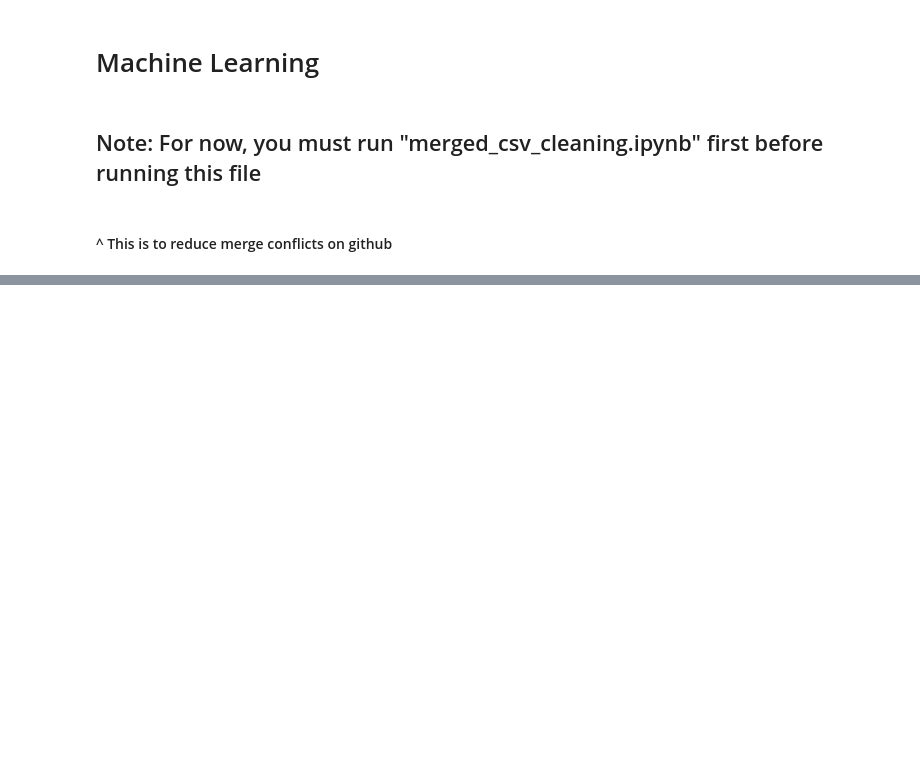
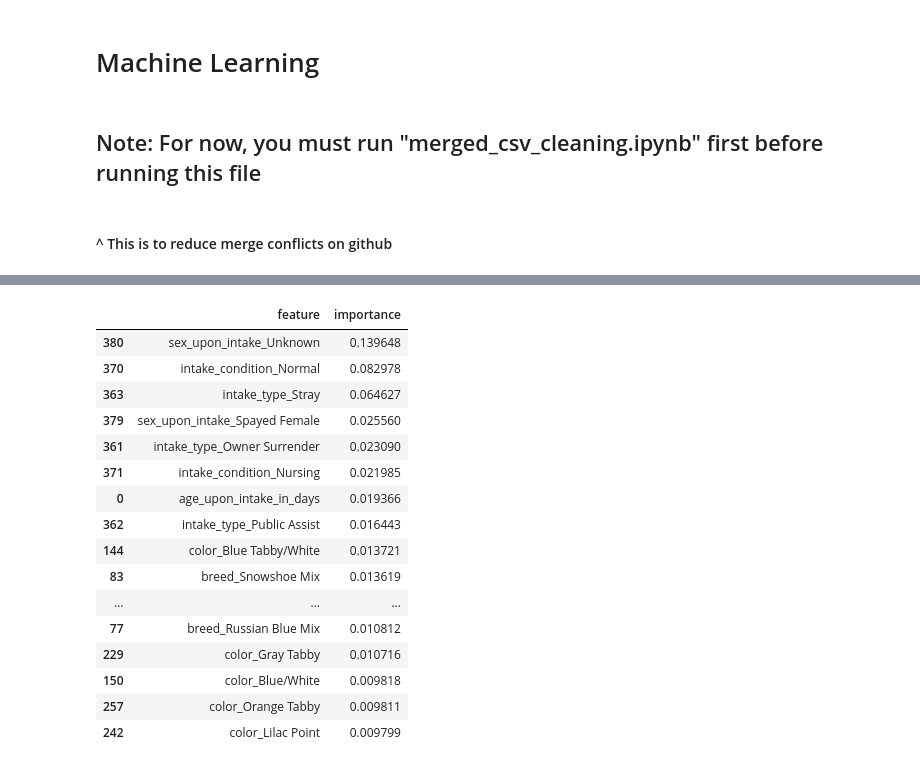
Before and after one commit to ilaha/Austin_AniML_Rescue, a Jupyter notebook: Machine_Learning.ipynb, the cells around one changed output, grey strips where cells are left out. Saved outputs shown, nothing was run; the diff lists cells and outputs as text; code cells hidden in the pictures; blank space fills up the shorter version.

```diff
--- a/Machine_Learning.ipynb
+++ b/Machine_Learning.ipynb
@@ -413,10 +21,0 @@ feature_importances_df.head(20)
-# %%
-# Creating StandardScaler instance
-scaler = StandardScaler()
-
-# Fitting Standard Scaller
-X_scaler = scaler.fit(X_train)
-
-# Scaling data
-X_train_scaled = X_scaler.transform(X_train)
-X_test_scaled = X_scaler.transform(X_test)
@@ -424,0 +34,4 @@ X_test_scaled = X_scaler.transform(X_test)
+# %%
+# Import the cats and dogs CSV
+ml_cats_df = pd.read_csv('Resources/ml_cats.csv', index_col=False)
+ml_dogs_df = pd.read_csv('Resources/ml_dogs.csv', index_col=False)
@@ -424,0 +164,26 @@ X_test_scaled = X_scaler.transform(X_test)
+# %%
+# check important features
+XGCat_feature_importances_df = pd.DataFrame(
+    {"feature": list(X.columns), "importance": xgb_cats_model.feature_importances_}
+).sort_values("importance", ascending=False)
+
+# Display
+XGCat_feature_importances_df.head(20)
+# %% [output]
+|  | feature | importance |
+| 380 | sex_upon_intake_Unknown | 0.139648 |
+| 370 | intake_condition_Normal | 0.082978 |
+| 363 | intake_type_Stray | 0.064627 |
+| 379 | sex_upon_intake_Spayed Female | 0.025560 |
+| 361 | intake_type_Owner Surrender | 0.023090 |
+| 371 | intake_condition_Nursing | 0.021985 |
+| 0 | age_upon_intake_in_days | 0.019366 |
+| 362 | intake_type_Public Assist | 0.016443 |
+| 144 | color_Blue Tabby/White | 0.013721 |
+| 83 | breed_Snowshoe Mix | 0.013619 |
+| ... | ... | ... |
+| 77 | breed_Russian Blue Mix | 0.010812 |
+| 229 | color_Gray Tabby | 0.010716 |
+| 150 | color_Blue/White | 0.009818 |
+| 257 | color_Orange Tabby | 0.009811 |
+| 242 | color_Lilac Point | 0.009799 |
```
Also changed, not shown: parts of 110 cells of this notebook, 1 other file.
